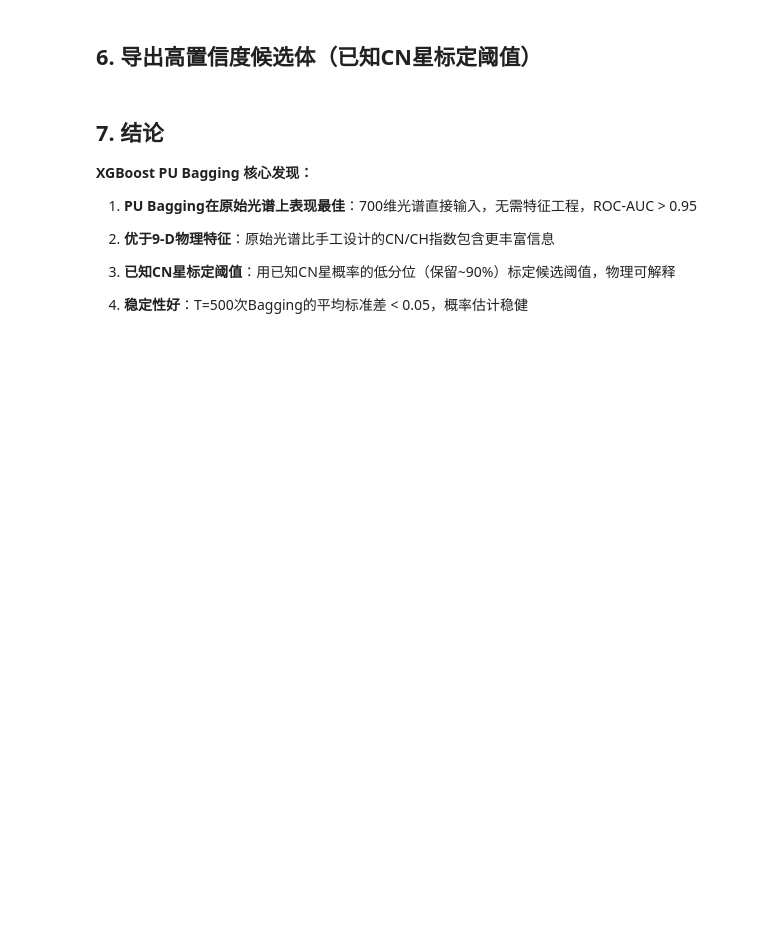
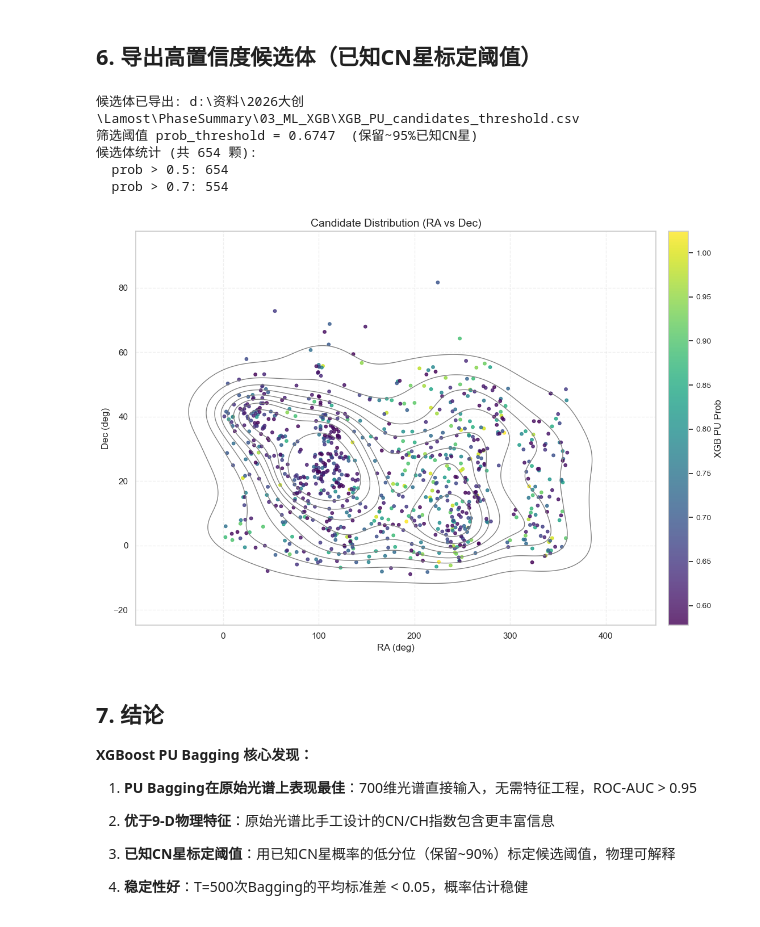
Before and after one commit to Qiqi532/Lamost-CNstar, a Jupyter notebook: XGB/ML_XGB_PU_threshold.ipynb, the cells around one changed output. Saved outputs shown, nothing was run; the diff lists cells and outputs as text; code cells hidden in the pictures; blank space fills up the shorter version.

```diff
--- a/XGB/ML_XGB_PU_threshold.ipynb
+++ b/XGB/ML_XGB_PU_threshold.ipynb
@@ -241,6 +258,10 @@ all_prob_sq = np.zeros(len(y_all), dtype=np.float64)
 
 xgb_params = {
 
+    "objective": "binary:logistic",
+
+    "eval_metric": "logloss",
+
     "max_depth": 3, "learning_rate": 0.1,
 
     "subsample": 0.8, "colsample_bytree": 0.8,
@@ -252,8 +273,6 @@ xgb_params = {
     "seed": random_seed, "verbosity": 0, "n_jobs": 1,
 
 }
-
-
 
 t0 = time.time()
 
@@ -610,7 +657,7 @@ out_cols = ['uid', 'ra', 'dec', 'teff', 'logg', 'feh', 'label', 'snru',
 out_cols = [c for c in out_cols if c in candidates.columns]
 
 out_df = candidates[out_cols].copy()  # 阈值筛选后的所有候选体
-outpath = str(_PROJECT_ROOT / 'XGB/XGB_PU_candidates_threshold.csv')
+outpath = str(_PROJECT_ROOT / 'PhaseSummary/03_ML_XGB/XGB_PU_candidates_threshold.csv')
 out_df.to_csv(outpath, index=False)
 
 print(f"候选体已导出: {outpath}")
@@ -618,6 +665,55 @@ print(f"筛选阈值 prob_threshold = {prob_threshold:.4f}  (保留~{(1-recall_q
 print(f"候选体统计 (共 {len(out_df)} 颗):")
 print(f"  prob > 0.5: {(out_df['xgb_pu_prob'] > 0.5).sum()}")
 print(f"  prob > 0.7: {(out_df['xgb_pu_prob'] > 0.7).sum()}")
+# %% [output]
+候选体已导出: d:\资料\2026大创\Lamost\PhaseSummary\03_ML_XGB\XGB_PU_candidates_threshold.csv
+筛选阈值 prob_threshold = 0.6747  (保留~95%已知CN星)
+候选体统计 (共 654 颗):
+  prob > 0.5: 654
+  prob > 0.7: 554
+# %%
+import matplotlib.pyplot as plt
+import seaborn as sns
+
+fig, ax = plt.subplots(figsize=(12, 8))
+sns.set_theme(style="whitegrid")
+
+# 1. 散点：用 c= 传数值，拿到 sc 对象直接绑定 colorbar
+sc = ax.scatter(
+    out_df['ra'],
+    out_df['dec'],
+    c=out_df['xgb_pu_prob'],
+    cmap='viridis',
+    s=15,
+    alpha=0.8,
+    edgecolors=None,          # 去掉点边框（注意是 edgecolors）
+)
+
+# 2. KDE 等密度线：用单一灰色，不参与色彩映射
+sns.kdeplot(
+    data=out_df,
+    x='ra',
+    y='dec',
+    levels=10,
+    color='gray',             # 单一颜色，不要 cmap
+    linewidths=1.0,
+    fill=False,
+    ax=ax,
+)
+
+# 3. 只加一个 colorbar，对应散点的概率值
+cbar = fig.colorbar(sc, ax=ax, pad=0.02)
+cbar.set_label('XGB PU Prob', fontsize=12)
+cbar.ax.tick_params(labelsize=10)
+
+ax.set_xlabel('RA (deg)', fontsize=12)
+ax.set_ylabel('Dec (deg)', fontsize=12)
+ax.set_title('Candidate Distribution (RA vs Dec)', fontsize=14)
+ax.grid(True, linestyle='--', alpha=0.3)
+plt.tight_layout()
+plt.show()
+# %% [output]
+[figure, added]
 # %% [markdown]
 ## 7. 结论
 
```
Also changed, not shown: parts of 7 cells of this notebook, 35 other files.
